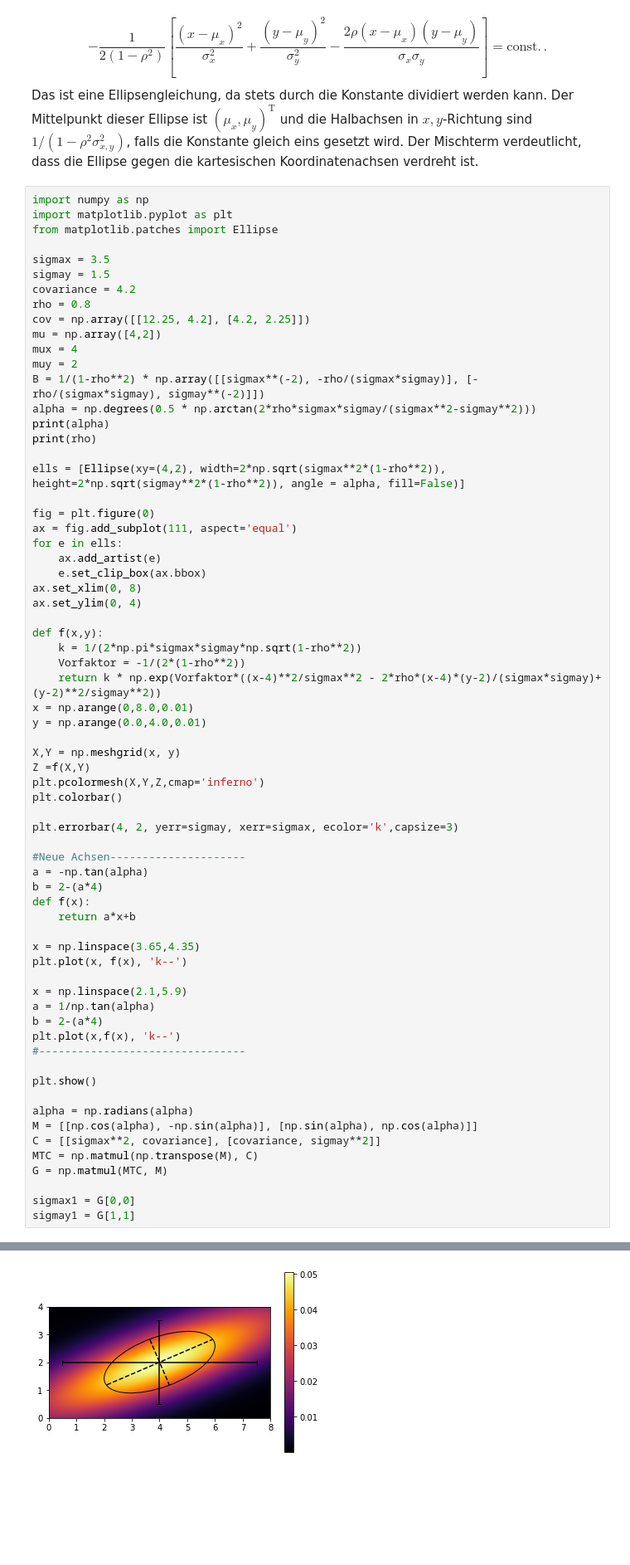
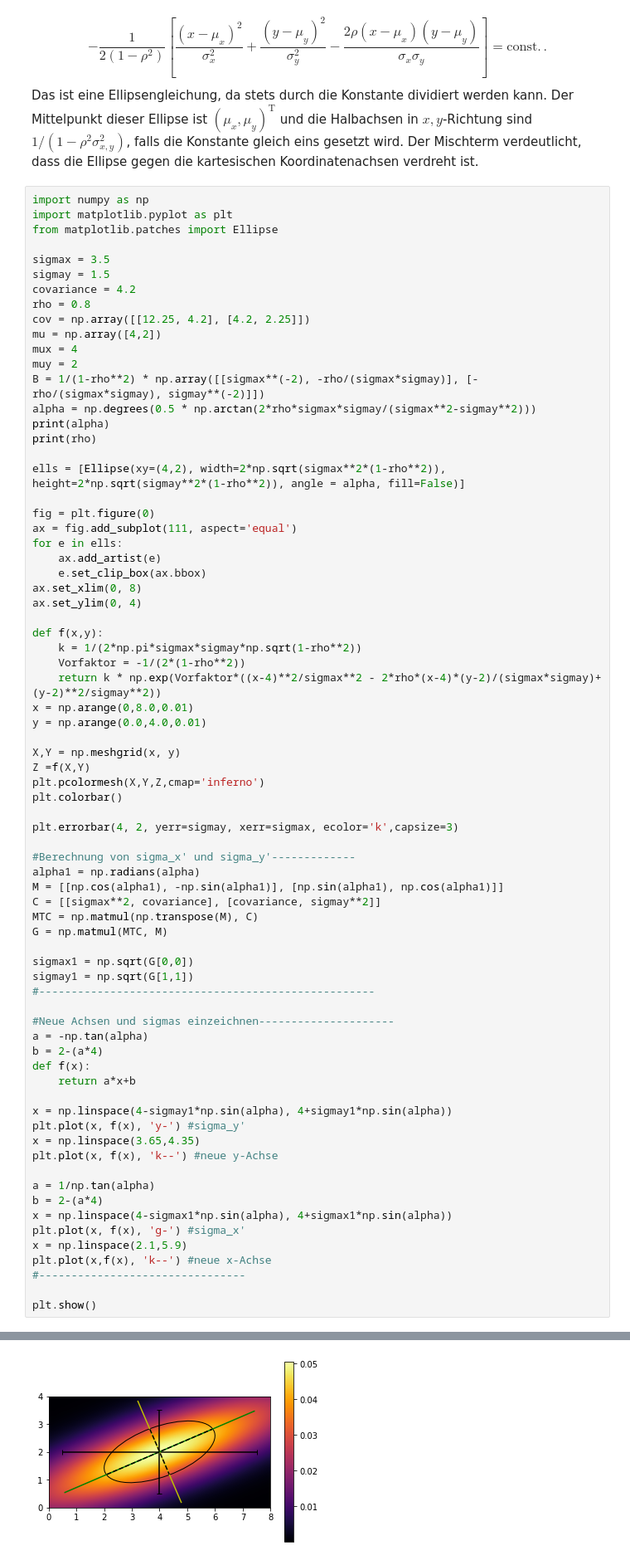
Before and after one commit to JaLuka98/SMD18-19, a Jupyter notebook: Übungsblätter/Blatt2/aufgabe3.ipynb, the cells around one changed output, grey strips where cells are left out. Shown at 83% size. Drawn from its saved outputs; the diff is of its cells as text; blank space fills up the shorter version.

Commit message:
einzeichnen

```diff
--- a/Übungsblätter/Blatt2/aufgabe3.ipynb
+++ b/Übungsblätter/Blatt2/aufgabe3.ipynb
@@ -62,44 +62,50 @@ ax.set_ylim(0, 4)
 
 def f(x,y):
     k = 1/(2*np.pi*sigmax*sigmay*np.sqrt(1-rho**2))
     Vorfaktor = -1/(2*(1-rho**2))
     return k * np.exp(Vorfaktor*((x-4)**2/sigmax**2 - 2*rho*(x-4)*(y-2)/(sigmax*sigmay)+ (y-2)**2/sigmay**2))
 x = np.arange(0,8.0,0.01)
 y = np.arange(0.0,4.0,0.01)
 
 X,Y = np.meshgrid(x, y)
 Z =f(X,Y)
 plt.pcolormesh(X,Y,Z,cmap='inferno')
 plt.colorbar()
 
 plt.errorbar(4, 2, yerr=sigmay, xerr=sigmax, ecolor='k',capsize=3)
 
-#Neue Achsen---------------------
+#Berechnung von sigma_x' und sigma_y'-------------
+alpha1 = np.radians(alpha)
+M = [[np.cos(alpha1), -np.sin(alpha1)], [np.sin(alpha1), np.cos(alpha1)]]
+C = [[sigmax**2, covariance], [covariance, sigmay**2]]
+MTC = np.matmul(np.transpose(M), C)
+G = np.matmul(MTC, M)
+
+sigmax1 = np.sqrt(G[0,0])
+sigmay1 = np.sqrt(G[1,1])
+#----------------------------------------------------
+
+#Neue Achsen und sigmas einzeichnen---------------------
 a = -np.tan(alpha)
 b = 2-(a*4)
 def f(x):
     return a*x+b
 
+x = np.linspace(4-sigmay1*np.sin(alpha), 4+sigmay1*np.sin(alpha))
+plt.plot(x, f(x), 'y-') #sigma_y'
 x = np.linspace(3.65,4.35)
-plt.plot(x, f(x), 'k--')
+plt.plot(x, f(x), 'k--') #neue y-Achse
 
-x = np.linspace(2.1,5.9)
 a = 1/np.tan(alpha)
 b = 2-(a*4)
-plt.plot(x,f(x), 'k--')
+x = np.linspace(4-sigmax1*np.sin(alpha), 4+sigmax1*np.sin(alpha))
+plt.plot(x, f(x), 'g-') #sigma_x'
+x = np.linspace(2.1,5.9)
+plt.plot(x,f(x), 'k--') #neue x-Achse
 #--------------------------------
 
 plt.show()
-
-alpha = np.radians(alpha)
-M = [[np.cos(alpha), -np.sin(alpha)], [np.sin(alpha), np.cos(alpha)]]
-C = [[sigmax**2, covariance], [covariance, sigmay**2]]
-MTC = np.matmul(np.transpose(M), C)
-G = np.matmul(MTC, M)
-
-sigmax1 = G[0,0]
-sigmay1 = G[1,1]
 # %% [output]
 20.015129635944852
 0.8
-[figure, old version]
+[figure, new version]
```
